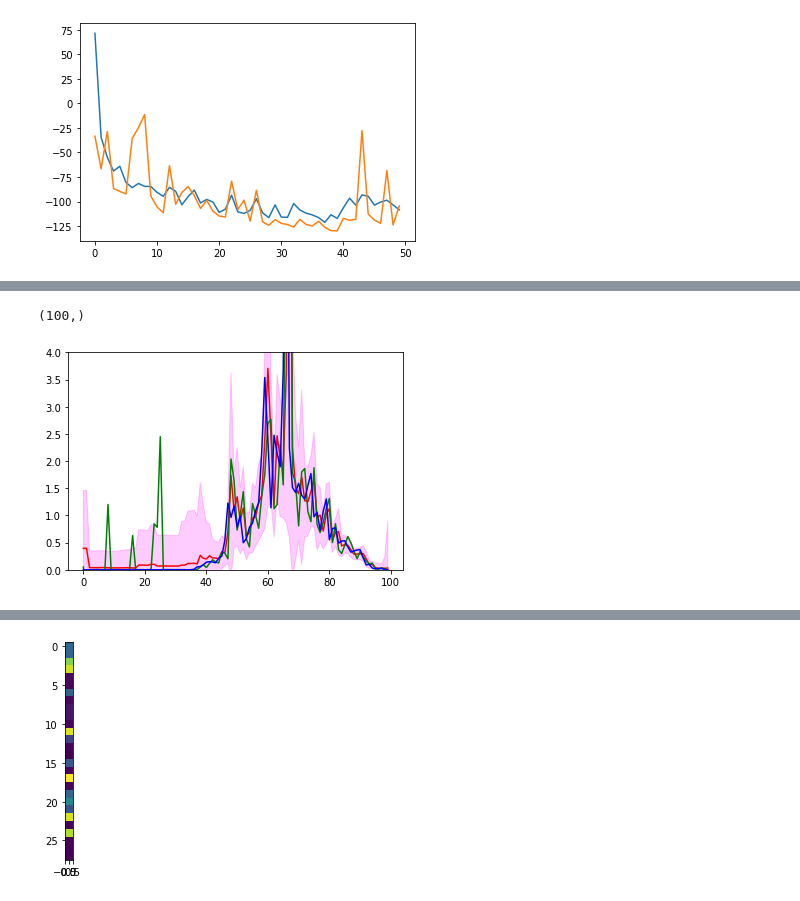
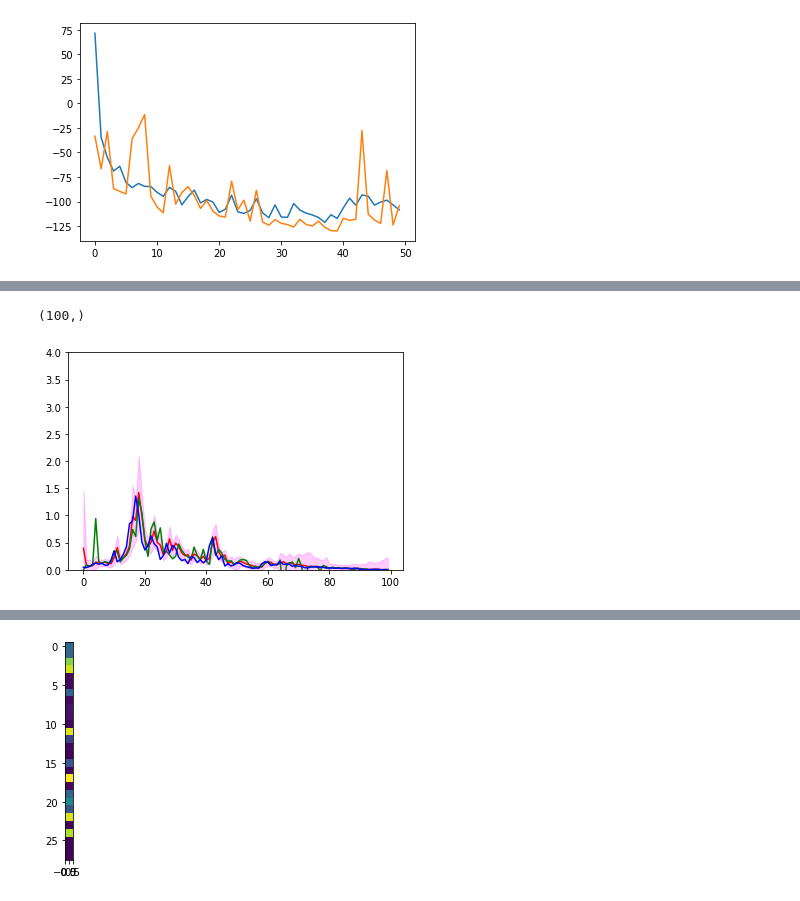
Before and after one commit to EiffL/sfh-inference-hackathon, a Jupyter notebook: notebooks/tcn_tfds.ipynb, the cells around one changed output, grey strips where cells are left out. Cells and saved outputs as stored; diff of their text form; code cells hidden in the pictures.

Commit message:
predictor fixed

```diff
--- a/notebooks/tcn_tfds.ipynb
+++ b/notebooks/tcn_tfds.ipynb
@@ -268,10 +269,8 @@ plt.show()
 # %% [output]
 [figure]
 # %%
-sample = list(dset.take(10))[1]
+sample = list(dset.take(10))[3]
 samp_mean, samp_std, p_sample = pass_sample(pixel_cnn, sample['SFR_Max'])
-#gen_sample = predictor(pixel_cnn, 1)
-#print(gen_sample)
 
 std = samp_std.numpy().reshape((-1,))
 mean = samp_mean.numpy().reshape((-1,))
@@ -287,2 +286,2 @@ plt.show()
 (100,)
-[figure, old version]
+[figure, new version]
```
Also changed, not shown: parts of 4 cells of this notebook.
